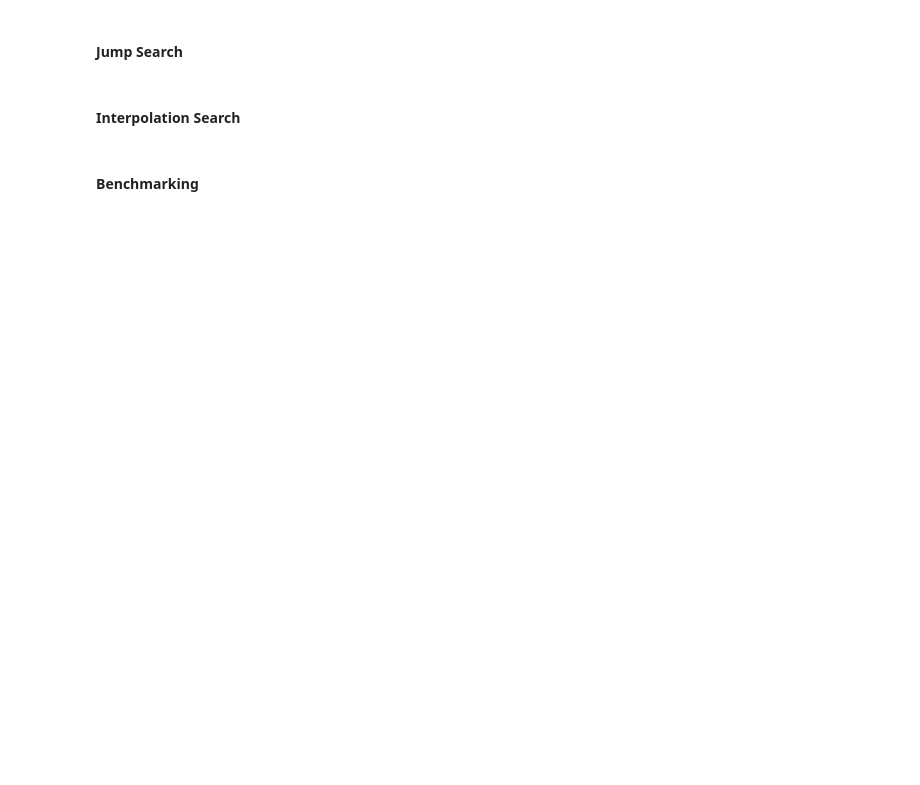
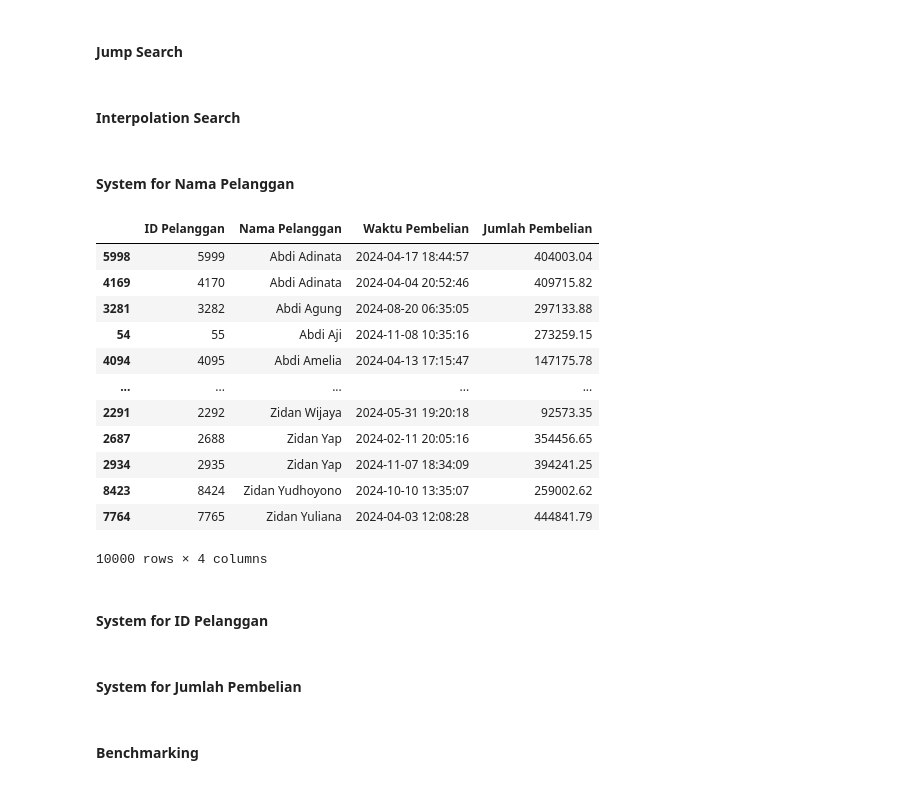
Before and after one commit to Bayhaqieee/College_Task, a Jupyter notebook: TugasAkhir_AnalisisAlgoritma.ipynb, the cells around one changed output. Cells and saved outputs as stored; diff of their text form; code cells hidden in the pictures; blank space fills up the shorter version.

```diff
--- a/TugasAkhir_AnalisisAlgoritma.ipynb
+++ b/TugasAkhir_AnalisisAlgoritma.ipynb
@@ -287,6 +296,8 @@ def interpolation_search(arr, x):
         else:
             high = pos - 1
     return -1
+# %% [markdown]
+#### System for Nama Pelanggan
 # %%
 # Sort the data by customer ID for jump search and interpolation search
 df_sorted = df.sort_values('Nama Pelanggan')
@@ -296,3 +307,21 @@ customer_id_to_search = "Hanif Ramdhan"
 
 # Convert Nama Pelanggan to a list
 customer_ids = df_sorted['Nama Pelanggan'].tolist()
+# %%
+display(df_sorted)
+# %% [output]
+|  | ID Pelanggan | Nama Pelanggan | Waktu Pembelian | Jumlah Pembelian |
+| 5998 | 5999 | Abdi Adinata | 2024-04-17 18:44:57 | 404003.04 |
+| 4169 | 4170 | Abdi Adinata | 2024-04-04 20:52:46 | 409715.82 |
+| 3281 | 3282 | Abdi Agung | 2024-08-20 06:35:05 | 297133.88 |
+| 54 | 55 | Abdi Aji | 2024-11-08 10:35:16 | 273259.15 |
+| 4094 | 4095 | Abdi Amelia | 2024-04-13 17:15:47 | 147175.78 |
+| ... | ... | ... | ... | ... |
+| 2291 | 2292 | Zidan Wijaya | 2024-05-31 19:20:18 | 92573.35 |
+| 2687 | 2688 | Zidan Yap | 2024-02-11 20:05:16 | 354456.65 |
+| 2934 | 2935 | Zidan Yap | 2024-11-07 18:34:09 | 394241.25 |
+| 8423 | 8424 | Zidan Yudhoyono | 2024-10-10 13:35:07 | 259002.62 |
+| 7764 | 7765 | Zidan Yuliana | 2024-04-03 12:08:28 | 444841.79 |
+10000 rows × 4 columns
+# %% [markdown]
+#### System for ID Pelanggan
@@ -298,0 +339,2 @@ customer_ids = df_sorted['Nama Pelanggan'].tolist()
+# %% [markdown]
+#### System for Jumlah Pembelian
```
Also changed, not shown: parts of 22 cells of this notebook.
